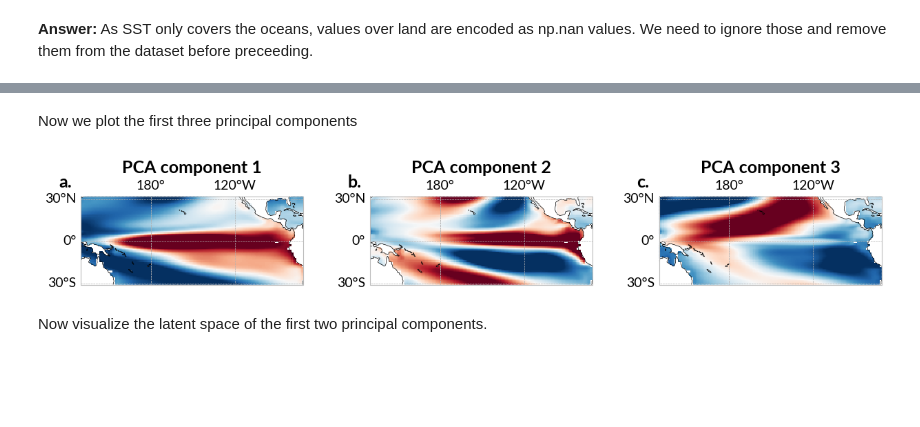
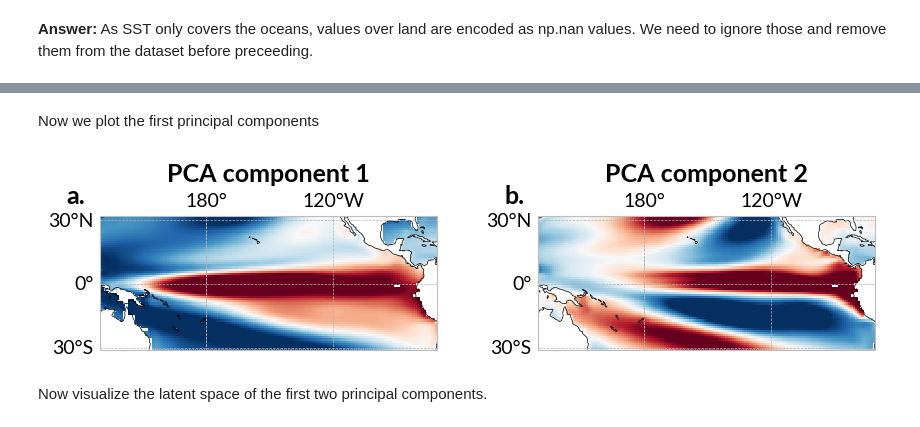
Before and after one commit to fstrnad/lectures, a Jupyter notebook: time_series_lecture/tutorial_vae_ssta.ipynb, the cells around one changed output, grey strips where cells are left out. Saved outputs shown, nothing was run; the diff lists cells and outputs as text; code cells hidden in the pictures; blank space fills up the shorter version.

```diff
--- a/time_series_lecture/tutorial_vae_ssta.ipynb
+++ b/time_series_lecture/tutorial_vae_ssta.ipynb
@@ -236,23 +236,23 @@ The reduced dimensionality space encodes is in the ML often called the *latent s
 # %%
 from sklearn.decomposition import PCA
 X = X.reshape(da.shape[0], -1)
-num_components = 10
-pca = PCA(n_components=num_components)
+num_pcs = 2
+pca = PCA(n_components=num_pcs)
 # This projects the input to the latent space of dimension num_components
 z = pca.fit_transform(X)
 # %% [markdown]
-Now we plot the first three principal components
+Now we plot the first principal components
 # %%
-num_pcs = 3
+num_pcs = 2
 im = gplt.create_multi_plot(nrows=1, ncols=num_pcs, projection='PlateCarree',
                        central_longitude=180, wspace=0.3)
 
 for i in range(num_pcs):
     da_map = dataset.get_map(pca.components_[i])
     gplt.plot_map(da_map, title=f'PCA component {i+1}', ax=im['ax'][i],
                        cmap='RdBu_r')
 # %% [output]
-[figure, old version]
+[figure, new version]
 # %% [markdown]
 Now visualize the latent space of the first two principal components.
 # %%
```
Also changed, not shown: parts of 9 cells of this notebook.
